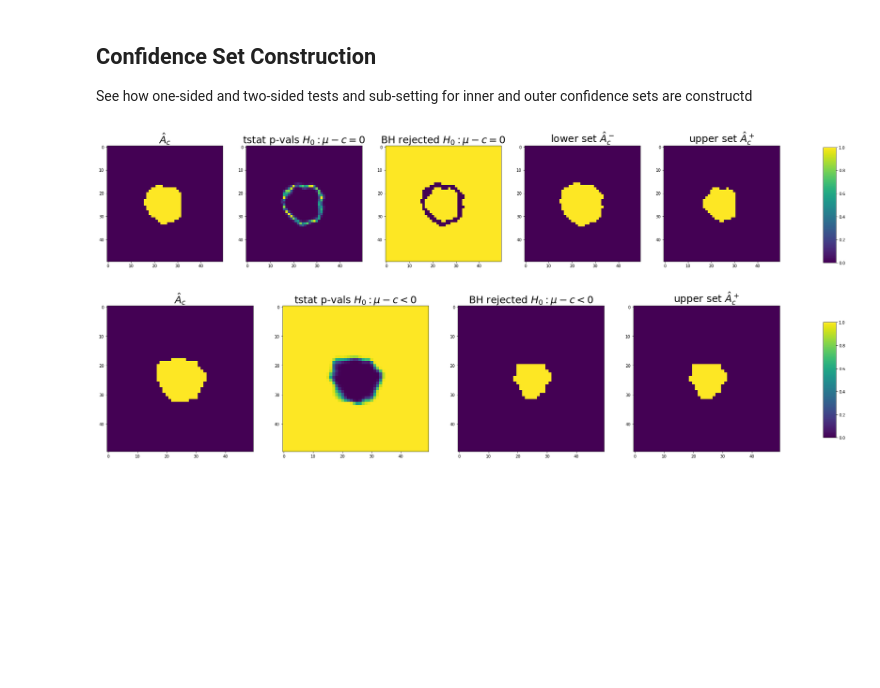
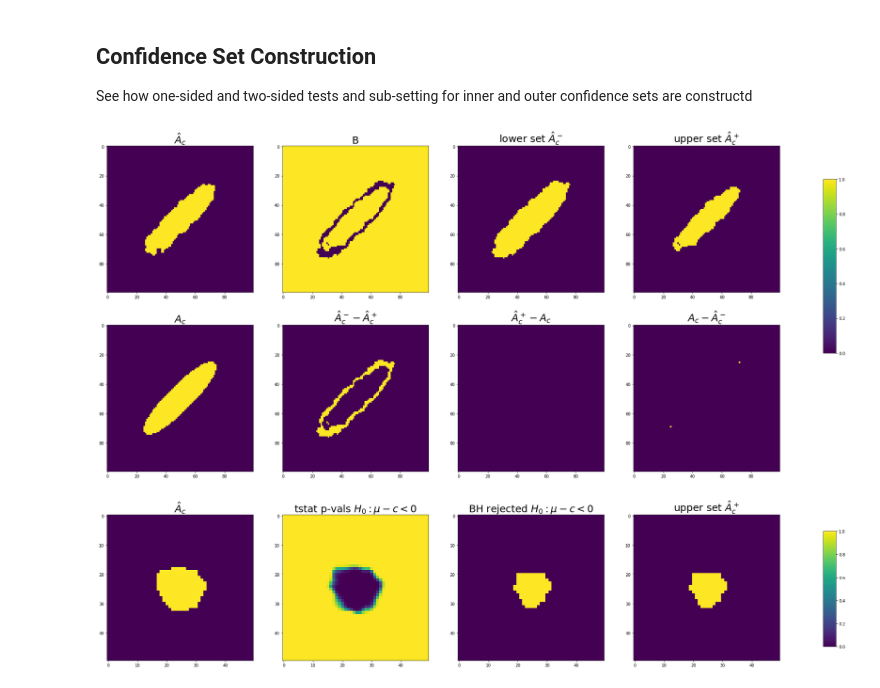
Before and after one commit to HowonRyu/ConfidenceSet, a Jupyter notebook: example/Independent_Studies_2023Winter.ipynb, the cells around one changed output. Saved outputs shown, nothing was run; the diff lists cells and outputs as text; code cells hidden in the pictures; blank space fills up the shorter version.

```diff
--- a/example/Independent_Studies_2023Winter.ipynb
+++ b/example/Independent_Studies_2023Winter.ipynb
@@ -143,52 +167,60 @@ plt.show()
 ## Confidence Set Construction
 See how one-sided and two-sided tests and sub-setting for inner and outer confidence sets are constructd
 # %%
-data = circular_s_smth
 threshold = 2
 alpha = 0.05
 
+
+data =ellipse_100_smth
+mu = mu_ellipse_100
+Ac = mu >= threshold
+
+
 data_tstat = mvtstat(data - threshold)
 data_dim = data.shape
-
 nsubj = data_dim[0]
 Achat = data_tstat >= 0
 Achat_C = data_tstat < 0
 
 
 # a two sided test
 pvals = 2*(1 - scipy.stats.t.cdf(abs(data_tstat), df=nsubj - 1))
 rejection_ind, _, _ = fdr_BH(pvals, alpha)
 outer_set_2 = 1- Achat_C * rejection_ind
 inner_set_2 = Achat*rejection_ind
 
-
-
-fig, axs = plt.subplots(1, 5, figsize=(30, 20))
+outsubinn = np.maximum(outer_set_2 - inner_set_2, 0)
+FN_upp = np.maximum(inner_set_2 - Ac, 0)
+FN_low = np.maximum(Ac-outer_set_2, 0)
+fig, axs = plt.subplots(2, 4, figsize=(30, 15))
 
 _min, _max = 0,1
 
-im = axs[0].imshow(Achat)
-axs[0].set_title("$\hat{A}_c$", fontsize = 25)
-im = axs[1].imshow(pvals, vmin = _min, vmax = _max)
-axs[1].set_title("tstat p-vals $H_0: \mu-c = 0$", fontsize = 25)
-im = axs[2].imshow(rejection_ind, vmin = _min, vmax = _max)
-axs[2].set_title("BH rejected $H_0: \mu-c = 0$", fontsize = 25)
-im = axs[3].imshow(outer_set_2, vmin = _min, vmax = _max)
-axs[3].set_title("lower set $\hat{A}_c^-$", fontsize = 25)
-im = axs[ 4].imshow(inner_set_2, vmin = _min, vmax = _max)
-axs[4].set_title("upper set $\hat{A}_c^+$", fontsize = 25)
+im = axs[0,0].imshow(Achat, vmin = _min, vmax = _max)
+axs[0,0].set_title("$\hat{A}_c$", fontsize = 25)
+im = axs[0,1].imshow(rejection_ind, vmin = _min, vmax = _max)
+axs[0,1].set_title("B", fontsize = 25)
+im = axs[0,2].imshow(outer_set_2, vmin = _min, vmax = _max)
+axs[0,2].set_title("lower set $\hat{A}_c^-$", fontsize = 25)
+im = axs[0,3].imshow(inner_set_2, vmin = _min, vmax = _max)
+axs[0,3].set_title("upper set $\hat{A}_c^+$", fontsize = 25)
+im = axs[1,0].imshow(Ac, vmin = _min, vmax = _max)
+axs[1,0].set_title("$A_c$", fontsize = 25)
+im = axs[1,1].imshow(outsubinn)
+axs[1,1].set_title("$\hat{A}_c^- - \hat{A}_c^+$", fontsize = 25)
+
+im = axs[1,2].imshow(FN_upp, vmin = _min, vmax = _max)
+axs[1,2].set_title("$\hat{A}_c^+ - A_c$", fontsize = 25)
+im = axs[1,3].imshow(FN_low, vmin = _min, vmax = _max)
+axs[1,3].set_title("$A_c - \hat{A}_c^- $", fontsize = 25)
 
 
-cbar_ax = fig.add_axes([0.95, 0.4, 0.015, 0.2])
-fig.colorbar(im, cax=cbar_ax, cmap='Greys')
 
+cbar_ax = fig.add_axes([0.95, 0.4, 0.015, 0.4])
+fig.colorbar(im, cax=cbar_ax, cmap='RdPu')
 plt.show()
-
-
-#    outer_set = 1- Achat_C*outer_rejection_ind = Achat {Union} rejection_ind complement
-#    inner_set = Achat*inner_rejection_ind
 # %% [output]
-[figure, old version]
+[figure, new version]
 # %%
 # one-sided for upper set (H_0: mu < c)
 data = circular_s_smth
```
Also changed, not shown: parts of 19 cells of this notebook.
